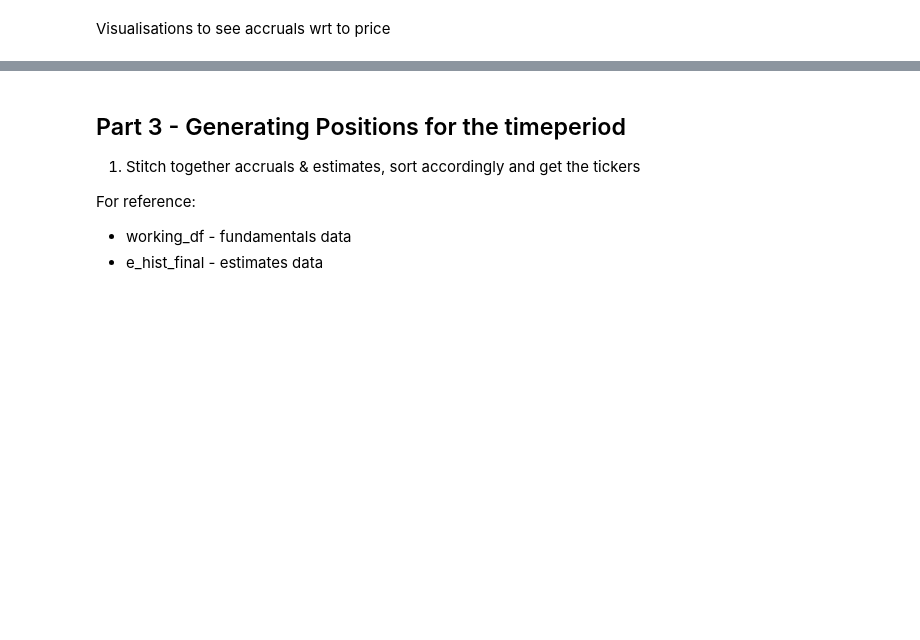
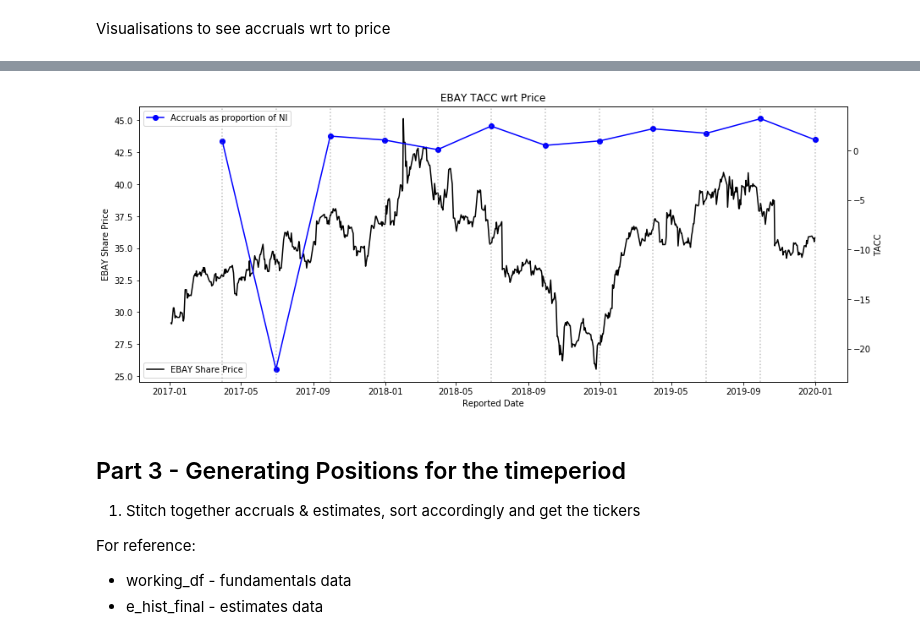
Before and after one commit to 084e0d1c/pead-accrual, a Jupyter notebook: pead_accruals.ipynb, the cells around one changed output, grey strips where cells are left out. Cells and saved outputs as stored; diff of their text form; code cells hidden in the pictures; blank space fills up the shorter version.

```diff
--- a/pead_accruals.ipynb
+++ b/pead_accruals.ipynb
@@ -218,3 +258,7 @@ plot_accruals('TGT',working_df,start_date,end_date)
+# %%
+plot_accruals('EBAY',working_df,start_date,end_date)
+# %% [output]
+[figure, added]
 # %% [markdown]
 ## Part 3 - Generating Positions for the timeperiod
 1. Stitch together accruals & estimates, sort accordingly and get the tickers
```
Also changed, not shown: parts of 11 cells of this notebook.
